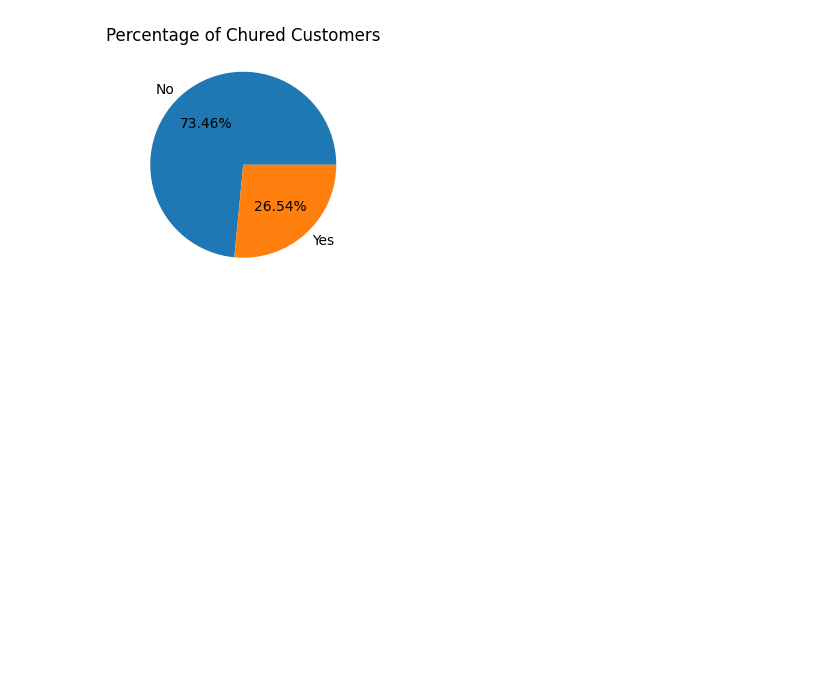
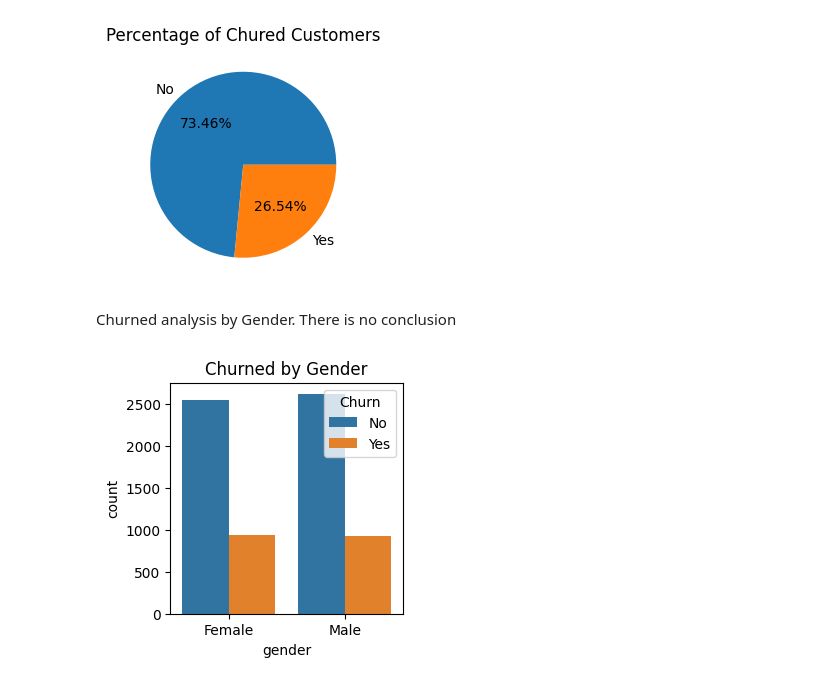
Before and after one commit to akxiit/Normal-Data-Visulization, a Jupyter notebook: EDA/Project-1/Churn.ipynb, the cells around one changed output. Drawn from its saved outputs; the diff is of its cells as text; code cells hidden in the pictures; blank space fills up the shorter version.

```diff
--- a/EDA/Project-1/Churn.ipynb
+++ b/EDA/Project-1/Churn.ipynb
@@ -102,3 +104,12 @@ plt.title('Percentage of Chured Customers')
 plt.show()
 # %% [output]
 [figure]
+# %% [markdown]
+Churned analysis by Gender. There is no conclusion
+# %%
+plt.figure(figsize=(3,3))
+sns.countplot(x='gender' , data=df , hue='Churn')
+plt.title('Churned by Gender')
+plt.show()
+# %% [output]
+[figure, added]
```
Also changed, not shown: parts of 17 cells of this notebook.
